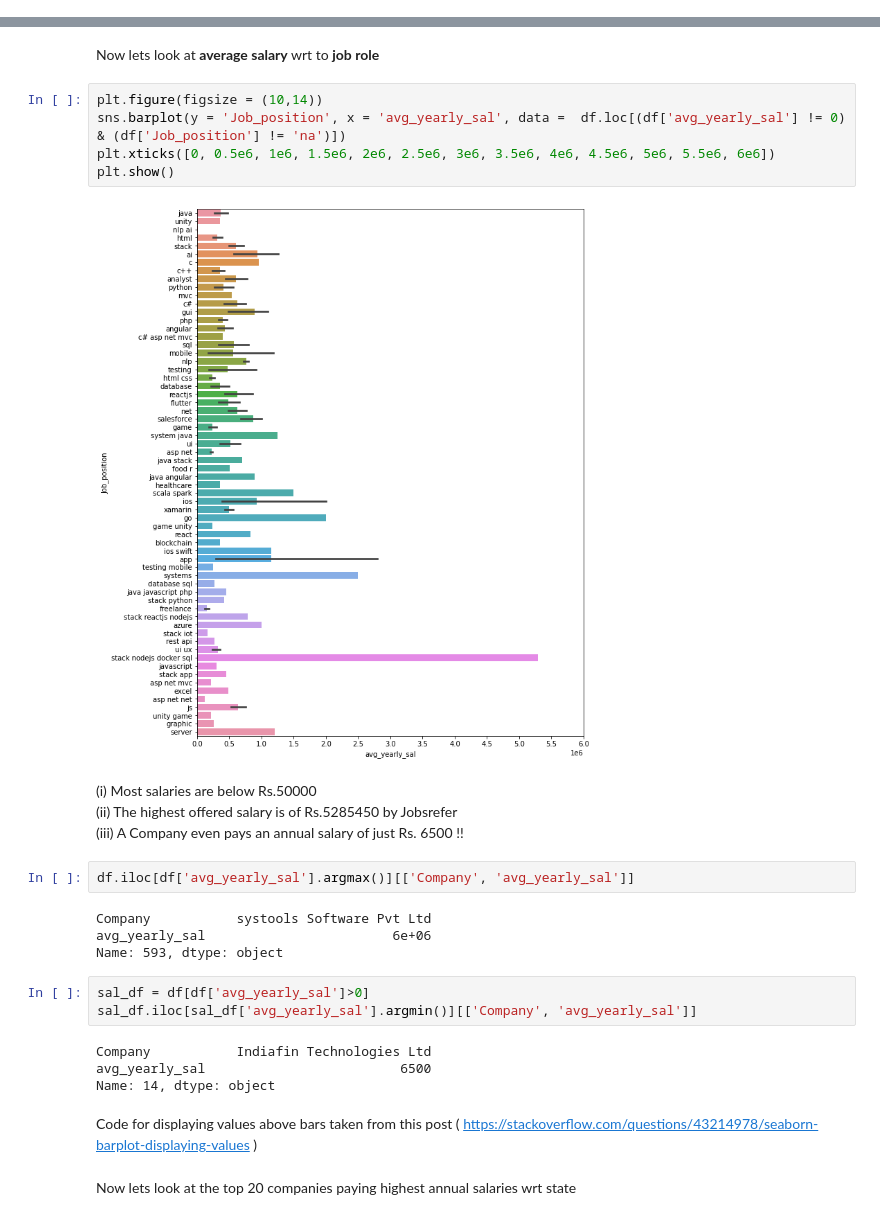
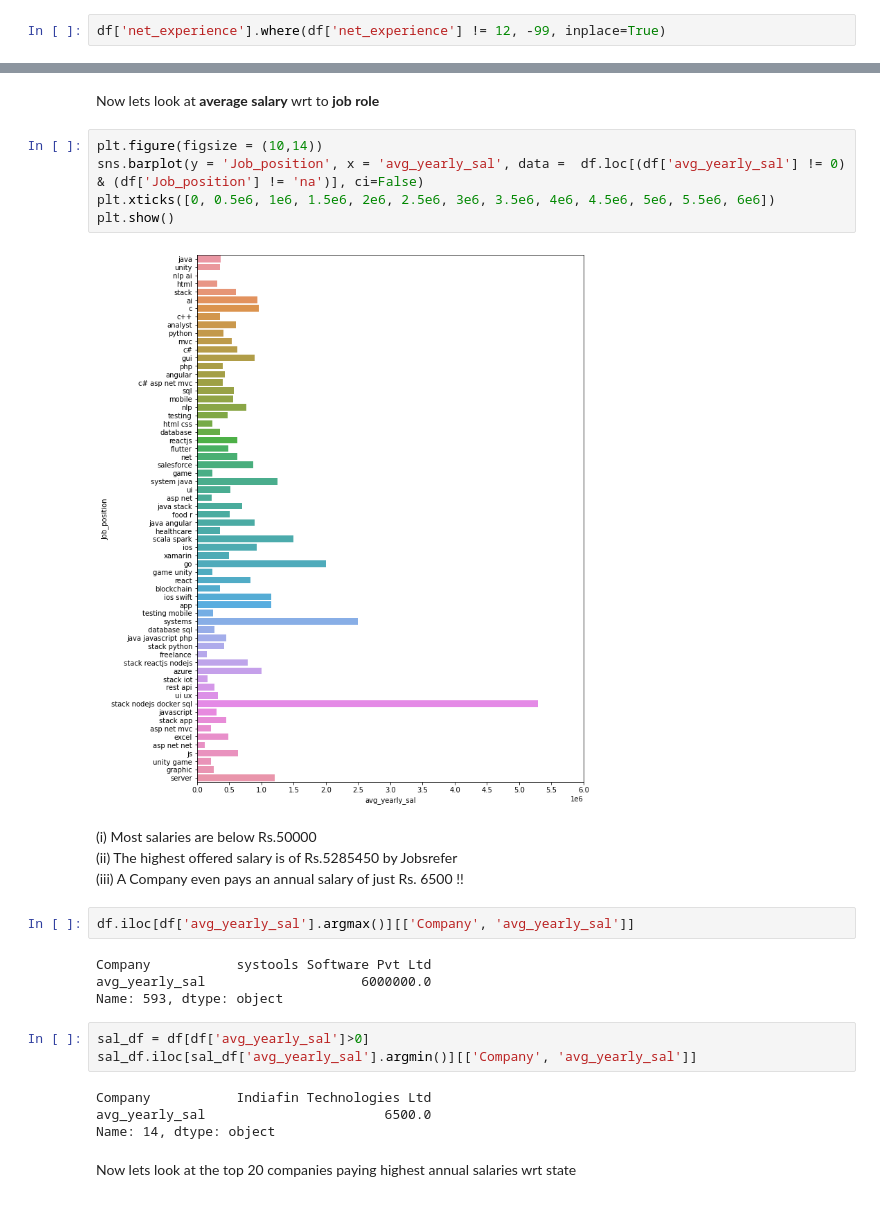
Before and after one commit to blaze-fire/Salary-Predictor, a Jupyter notebook: EDA.ipynb, the cells around one changed output, grey strips where cells are left out. Cells and saved outputs as stored; diff of their text form.

```diff
--- a/EDA.ipynb
+++ b/EDA.ipynb
@@ -110 +114,3 @@ plt.show()
+# %%
+df['net_experience'].where(df['net_experience'] != 12, -99, inplace=True)
 # %%
@@ -225,11 +228,11 @@ Looks like most jobs are for front end, most popular framework is .net and the m
 Now lets look at <b>average salary</b> wrt to <b>job role</b>
 # %%
 plt.figure(figsize = (10,14))
-sns.barplot(y = 'Job_position', x = 'avg_yearly_sal', data =  df.loc[(df['avg_yearly_sal'] != 0) & (df['Job_position'] != 'na')])
+sns.barplot(y = 'Job_position', x = 'avg_yearly_sal', data =  df.loc[(df['avg_yearly_sal'] != 0) & (df['Job_position'] != 'na')], ci=False)
 plt.xticks([0, 0.5e6, 1e6, 1.5e6, 2e6, 2.5e6, 3e6, 3.5e6, 4e6, 4.5e6, 5e6, 5.5e6, 6e6])
 plt.show()
 # %% [output]
-[figure, old version]
+[figure, new version]
 # %% [markdown]
 (i)   Most salaries are below Rs.50000 <br>
 (ii)  The highest offered salary is of Rs.5285450 by Jobsrefer<br>
@@ -238,17 +241,15 @@ plt.show()
 df.iloc[df['avg_yearly_sal'].argmax()][['Company', 'avg_yearly_sal']]
 # %% [output]
 Company           systools Software Pvt Ltd
-avg_yearly_sal                        6e+06
+avg_yearly_sal                    6000000.0
 Name: 593, dtype: object
 # %%
 sal_df = df[df['avg_yearly_sal']>0]
 sal_df.iloc[sal_df['avg_yearly_sal'].argmin()][['Company', 'avg_yearly_sal']]
 # %% [output]
 Company           Indiafin Technologies Ltd
-avg_yearly_sal                         6500
+avg_yearly_sal                       6500.0
 Name: 14, dtype: object
-# %% [markdown]
-Code for displaying values above bars taken from this post ( https://stackoverflow.com/questions/43214978/seaborn-barplot-displaying-values )
 # %% [markdown]
 Now lets look at the top 20 companies paying highest annual salaries wrt state
 # %%
```
Also changed, not shown: parts of 22 cells of this notebook, 7 other files.
